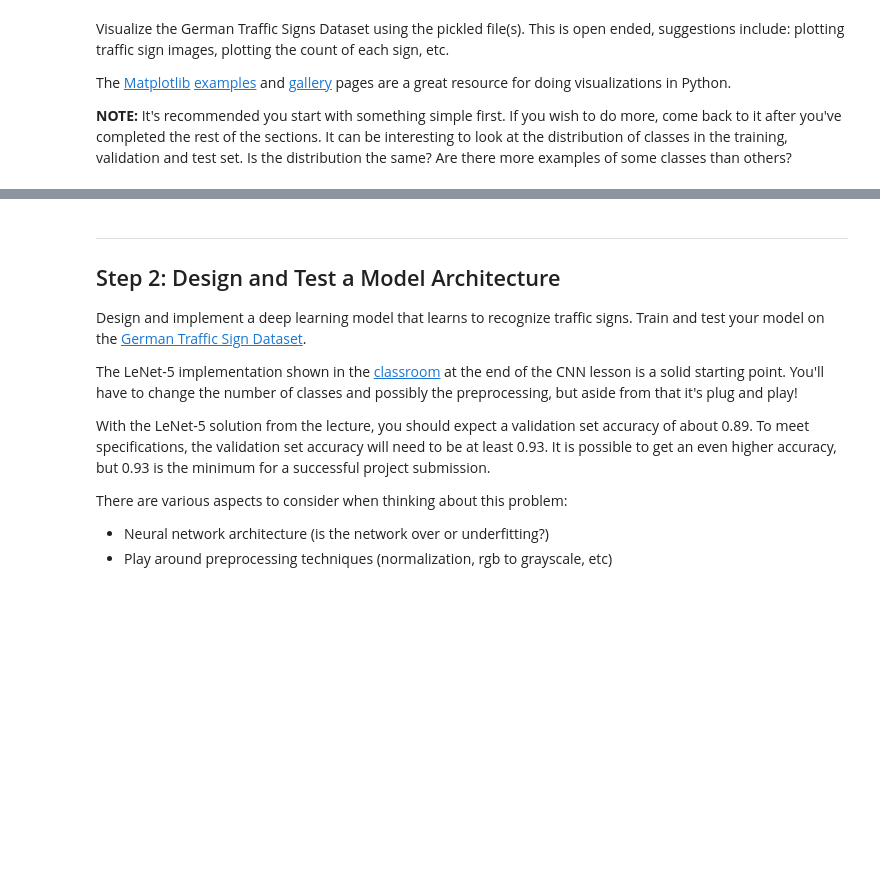
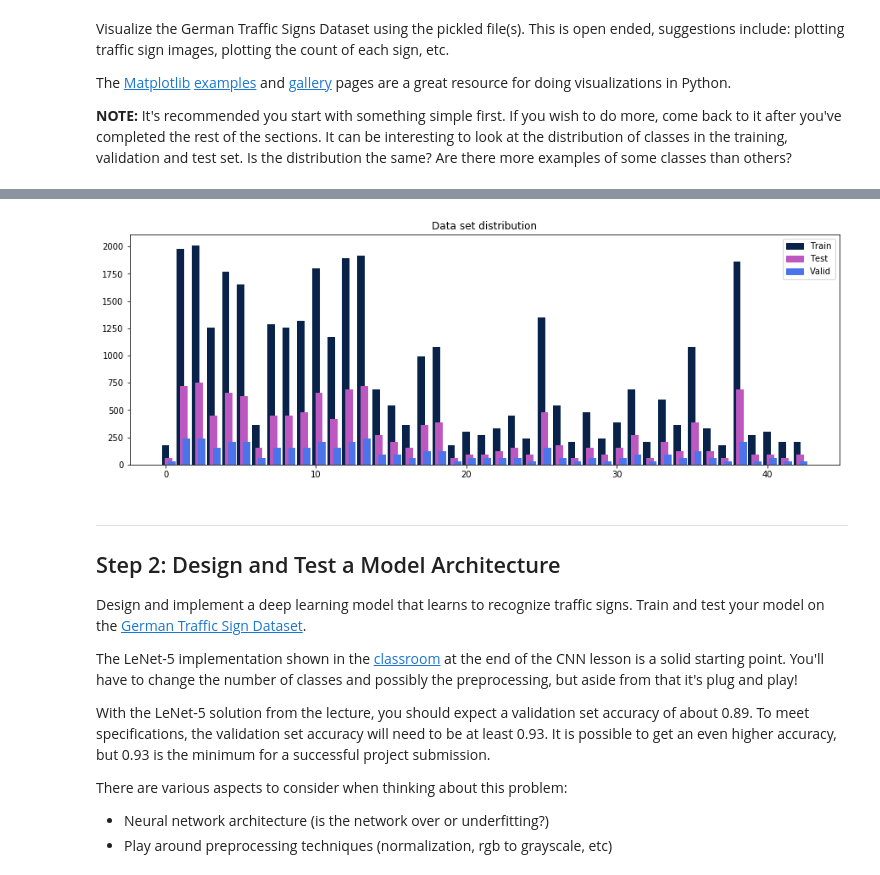
Before and after one commit to johnciocoiu/udacity-nd-self-driving-car-project-2, a Jupyter notebook: Traffic_Sign_Classifier.ipynb, the cells around one changed output, grey strips where cells are left out. Cells and saved outputs as stored; diff of their text form; code cells hidden in the pictures; blank space fills up the shorter version.

```diff
--- a/Traffic_Sign_Classifier.ipynb
+++ b/Traffic_Sign_Classifier.ipynb
@@ -119,3 +130,23 @@ print(image.shape)
+# %%
+### Create visualization
+import matplotlib.patches as mpatches
+
+plt.figure(figsize=(15, 5))
+colors = [np.random.rand(3,1),np.random.rand(3,1),np.random.rand(3,1)]
+plt.bar(np.arange(n_classes), np.bincount(y_train_orig), 0.5, color=colors[0])
+plt.bar(np.arange(n_classes)+0.2, np.bincount(y_test_orig), 0.5, color=colors[1])
+plt.bar(np.arange(n_classes)+0.4, np.bincount(y_valid_orig), 0.5, color=colors[2])
+
+train_patch = mpatches.Patch(color=colors[0], label="Train")
+test_patch = mpatches.Patch(color=colors[1], label="Test")
+valid_patch = mpatches.Patch(color=colors[2], label="Valid")
+plt.legend(handles=[train_patch, test_patch, valid_patch])
+
+plt.title("Data set distribution")
+
+plt.show()
+# %% [output]
+[figure, added]
 # %% [markdown]
 ----
 
```
Also changed, not shown: parts of 12 cells of this notebook, 22 other files.
